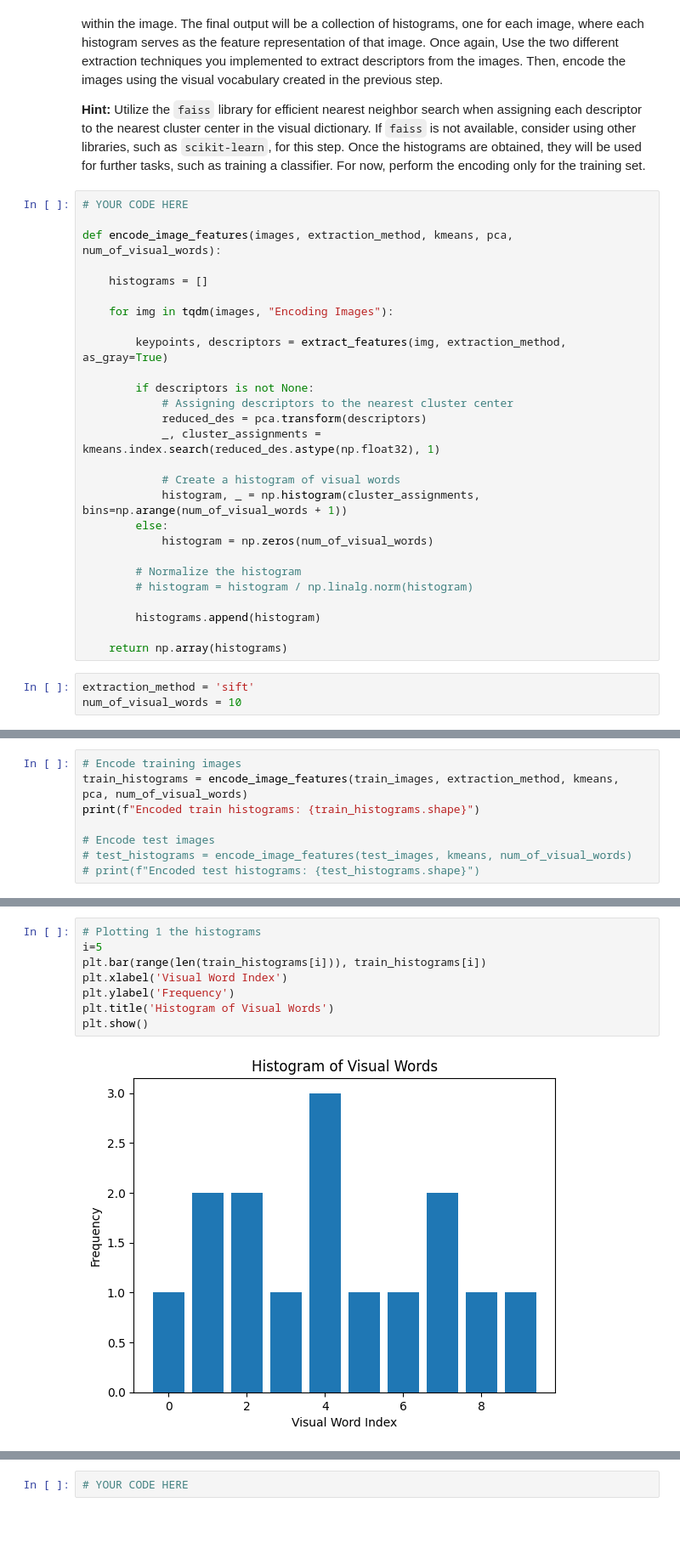
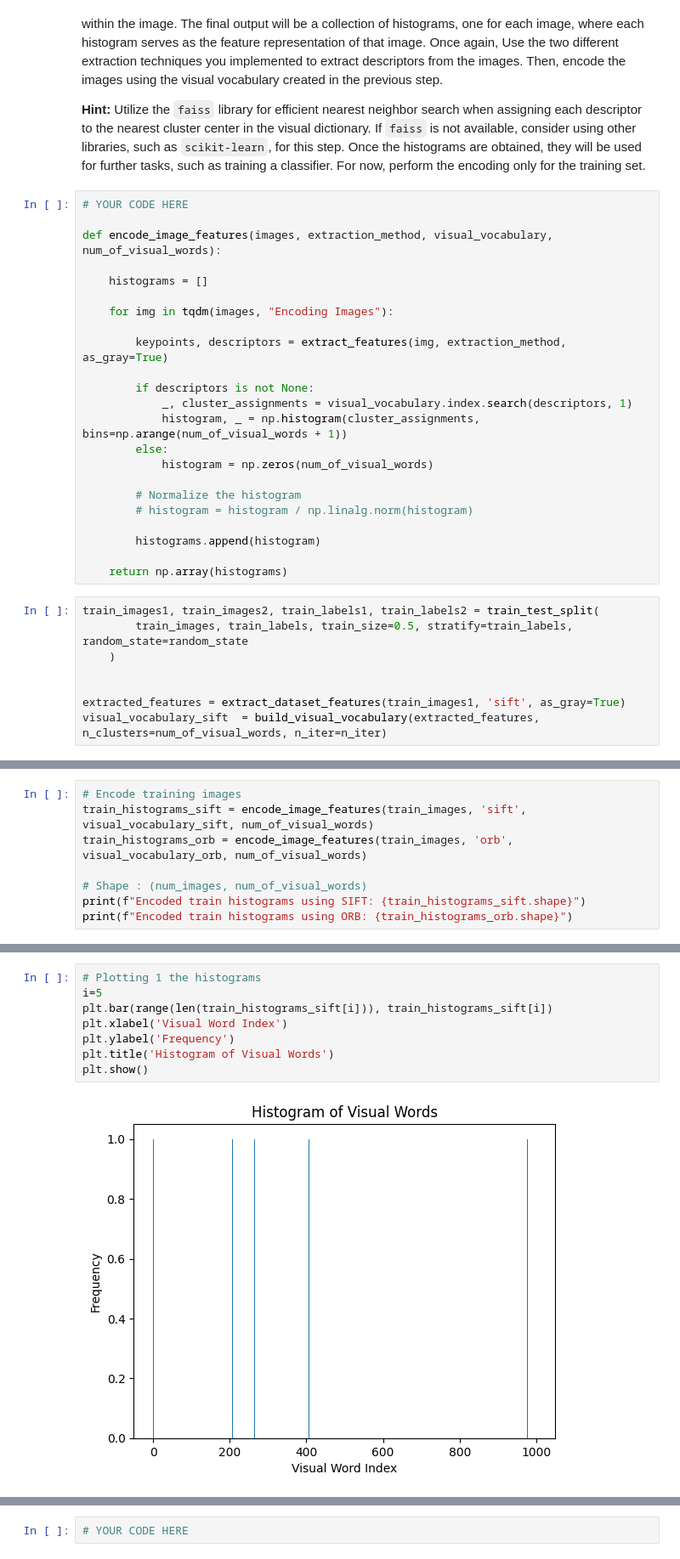
Before and after one commit to meherc99/group44_cv_labs, a Jupyter notebook: cv1-final-lab/cv1-final-lab-part-1.ipynb, the cells around one changed output, grey strips where cells are left out. Shown at 85% size. Drawn from its saved outputs; the diff is of its cells as text; blank space fills up the shorter version.

```diff
--- a/cv1-final-lab/cv1-final-lab-part-1.ipynb
+++ b/cv1-final-lab/cv1-final-lab-part-1.ipynb
@@ -359,7 +426,7 @@ To encode an image, identify the nearest visual word (cluster center) for each f
 # %%
 # YOUR CODE HERE
 
-def encode_image_features(images, extraction_method, kmeans, pca, num_of_visual_words):
+def encode_image_features(images, extraction_method, visual_vocabulary, num_of_visual_words):
 
     histograms = []
 
@@ -368,11 +435,7 @@ def encode_image_features(images, extraction_method, kmeans, pca, num_of_visual_
         keypoints, descriptors = extract_features(img, extraction_method, as_gray=True)
 
         if descriptors is not None:
-            # Assigning descriptors to the nearest cluster center
-            reduced_des = pca.transform(descriptors)
-            _, cluster_assignments = kmeans.index.search(reduced_des.astype(np.float32), 1)
-
-            # Create a histogram of visual words
+            _, cluster_assignments = visual_vocabulary.index.search(descriptors, 1)
             histogram, _ = np.histogram(cluster_assignments, bins=np.arange(num_of_visual_words + 1))
         else:
             histogram = np.zeros(num_of_visual_words)
@@ -383,6 +446,11 @@ def encode_image_features(images, extraction_method, kmeans, pca, num_of_visual_
         histograms.append(histogram)
 
     return np.array(histograms)
-# %%
-extraction_method = 'sift'
-num_of_visual_words = 10
+# %%
+train_images1, train_images2, train_labels1, train_labels2 = train_test_split(
+        train_images, train_labels, train_size=0.5, stratify=train_labels, random_state=random_state
+    )
+
+
+extracted_features = extract_dataset_features(train_images1, 'sift', as_gray=True)
+visual_vocabulary_sift  = build_visual_vocabulary(extracted_features, n_clusters=num_of_visual_words, n_iter=n_iter)
@@ -389,9 +471,9 @@ num_of_visual_words = 10
 # %%
 # Encode training images
-train_histograms = encode_image_features(train_images, extraction_method, kmeans, pca, num_of_visual_words)
-print(f"Encoded train histograms: {train_histograms.shape}")
+train_histograms_sift = encode_image_features(train_images, 'sift', visual_vocabulary_sift, num_of_visual_words)
+train_histograms_orb = encode_image_features(train_images, 'orb', visual_vocabulary_orb, num_of_visual_words)
 
-# Encode test images
-# test_histograms = encode_image_features(test_images, kmeans, num_of_visual_words)
-# print(f"Encoded test histograms: {test_histograms.shape}")
+# Shape : (num_images, num_of_visual_words)
+print(f"Encoded train histograms using SIFT: {train_histograms_sift.shape}")
+print(f"Encoded train histograms using ORB: {train_histograms_orb.shape}")
 # %% [output]
@@ -399,13 +482,13 @@ Encoded train histograms: (2500, 10)
 # %%
 # Plotting 1 the histograms
 i=5
-plt.bar(range(len(train_histograms[i])), train_histograms[i])
+plt.bar(range(len(train_histograms_sift[i])), train_histograms_sift[i])
 plt.xlabel('Visual Word Index')
 plt.ylabel('Frequency')
 plt.title('Histogram of Visual Words')
 plt.show()
 # %% [output]
-[figure, old version]
+[figure, new version]
 # %% [markdown]
 <a id="section-5"></a>
 ### **Section 5: Visualizing the Bag of Visual Words for Each Class (3 points)**
```
Also changed, not shown: parts of 27 cells of this notebook, 2 other files.
